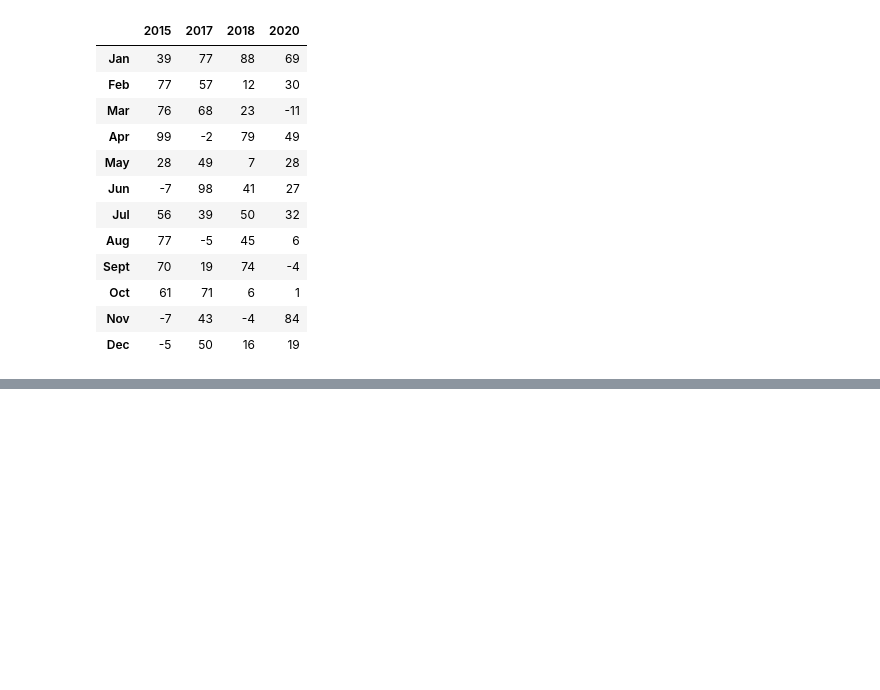
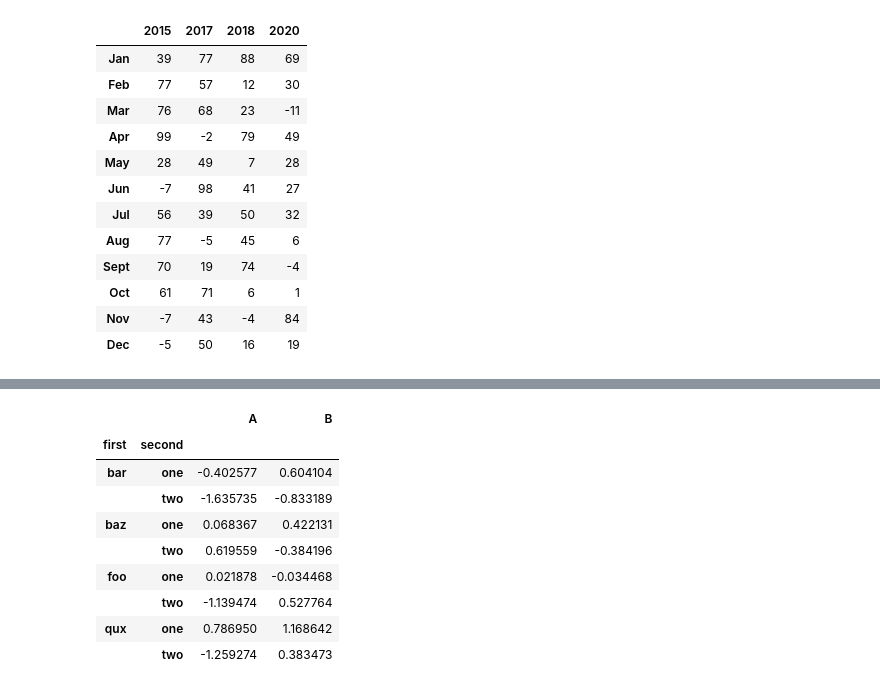
Before and after one commit to TheDarkTrumpet/BAIS-6040-0EXP-spr2021, a Jupyter notebook: Notebooks/Phase 2/05.01.01-Pandas.ipynb, the cells around one changed output, grey strips where cells are left out. Drawn from its saved outputs; the diff is of its cells as text; code cells hidden in the pictures; blank space fills up the shorter version.

Commit message:
Adding multiindex contents

```diff
--- a/Notebooks/Phase 2/05.01.01-Pandas.ipynb
+++ b/Notebooks/Phase 2/05.01.01-Pandas.ipynb
@@ -435,0 +442,5 @@ wonkyWeather.loc[:, wonkyWeather.loc['Jul'] > 0]
+# %%
+import numpy as np
+tuples = list(zip(*[["bar", "bar", "baz", "baz", "foo", "foo", "qux", "qux"],
+                    ["one", "two", "one", "two", "one", "two", "one", "two"]]))
+tuples
@@ -435,0 +456,3 @@ wonkyWeather.loc[:, wonkyWeather.loc['Jul'] > 0]
+# %%
+index = pd.MultiIndex.from_tuples(tuples, names=["first", "second"])
+index
@@ -435,0 +469,14 @@ wonkyWeather.loc[:, wonkyWeather.loc['Jul'] > 0]
+# %%
+df = pd.DataFrame(rnd.randn(8, 2), index=index, columns=["A", "B"])
+df
+# %% [output]
+|  |  | A | B |
+| first | second |  |  |
+| bar | one | -0.402577 | 0.604104 |
+|  | two | -1.635735 | -0.833189 |
+| baz | one | 0.068367 | 0.422131 |
+|  | two | 0.619559 | -0.384196 |
+| foo | one | 0.021878 | -0.034468 |
+|  | two | -1.139474 | 0.527764 |
+| qux | one | 0.786950 | 1.168642 |
+|  | two | -1.259274 | 0.383473 |
```
Also changed, not shown: parts of 7 cells of this notebook.
